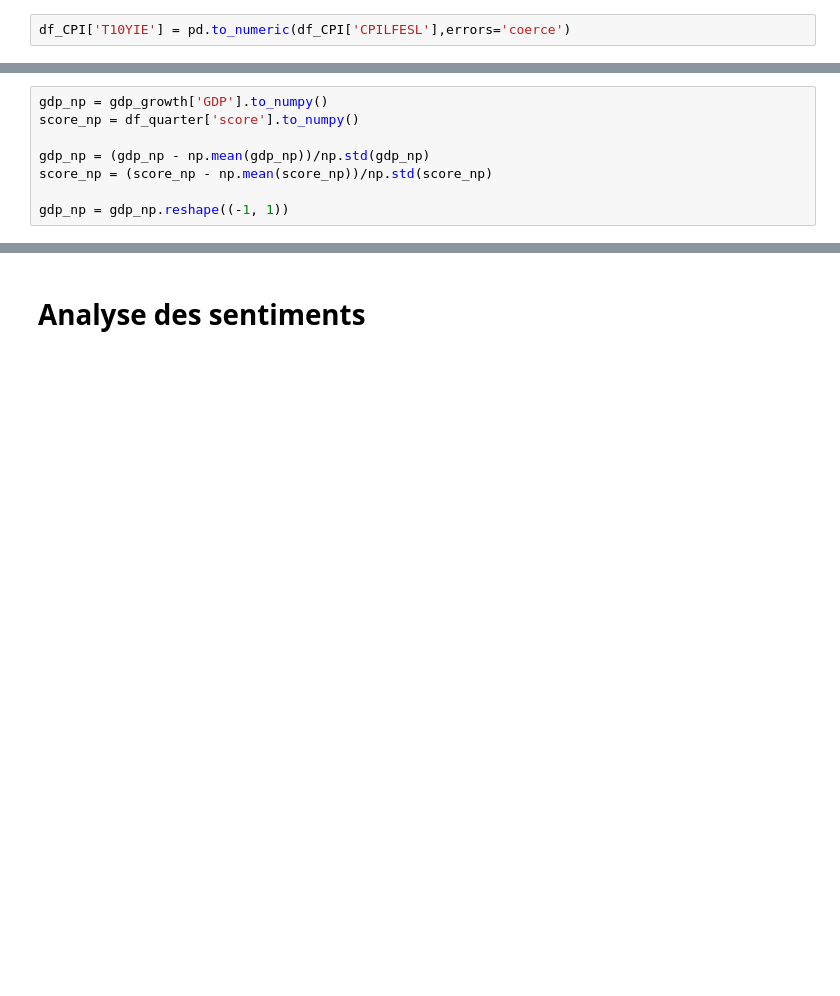
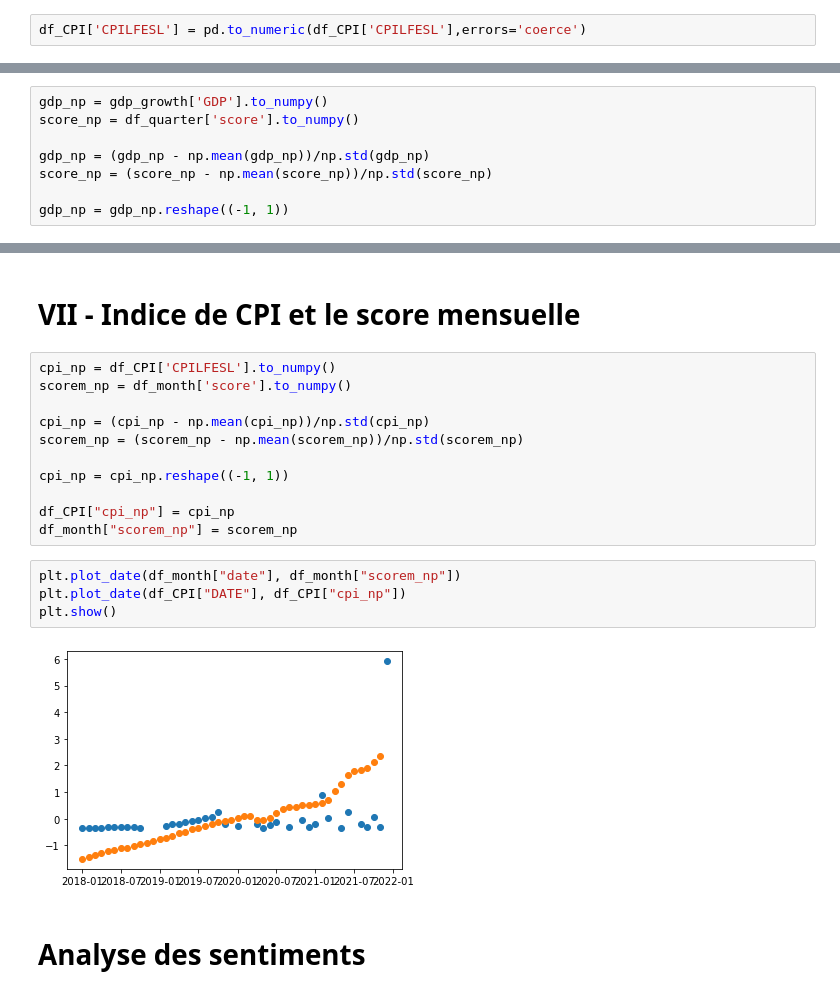
Before and after one commit to nTollot/Projet-programmation, a Jupyter notebook: Web Scraping on Reddit .ipynb, the cells around one changed output, grey strips where cells are left out. Cells and saved outputs as stored; diff of their text form; blank space fills up the shorter version.

```diff
--- a/Web Scraping on Reddit .ipynb
+++ b/Web Scraping on Reddit .ipynb
@@ -212,5 +213,5 @@ df_CPI.head()
 # %%
-df_CPI['T10YIE'] = pd.to_numeric(df_CPI['CPILFESL'],errors='coerce')
+df_CPI['CPILFESL'] = pd.to_numeric(df_CPI['CPILFESL'],errors='coerce')
 # %%
 df_CPI.plot(kind='line',x='DATE',y="CPILFESL",title="CPI aux Etats-Unis entre 2018 et 2021")
 # %% [output]
@@ -265,3 +319,22 @@ plt.show()
+# %% [markdown]
+# VII - Indice de CPI et le score mensuelle
+# %%
+cpi_np = df_CPI['CPILFESL'].to_numpy()
+scorem_np = df_month['score'].to_numpy()
+
+cpi_np = (cpi_np - np.mean(cpi_np))/np.std(cpi_np)
+scorem_np = (scorem_np - np.mean(scorem_np))/np.std(scorem_np)
+
+cpi_np = cpi_np.reshape((-1, 1))
+
+df_CPI["cpi_np"] = cpi_np
+df_month["scorem_np"] = scorem_np
+# %%
+plt.plot_date(df_month["date"], df_month["scorem_np"])
+plt.plot_date(df_CPI["DATE"], df_CPI["cpi_np"])
+plt.show()
+# %% [output]
+[figure, added]
 # %% [markdown]
  # Analyse des sentiments
 # %%
```
Also changed, not shown: parts of 12 cells of this notebook.
